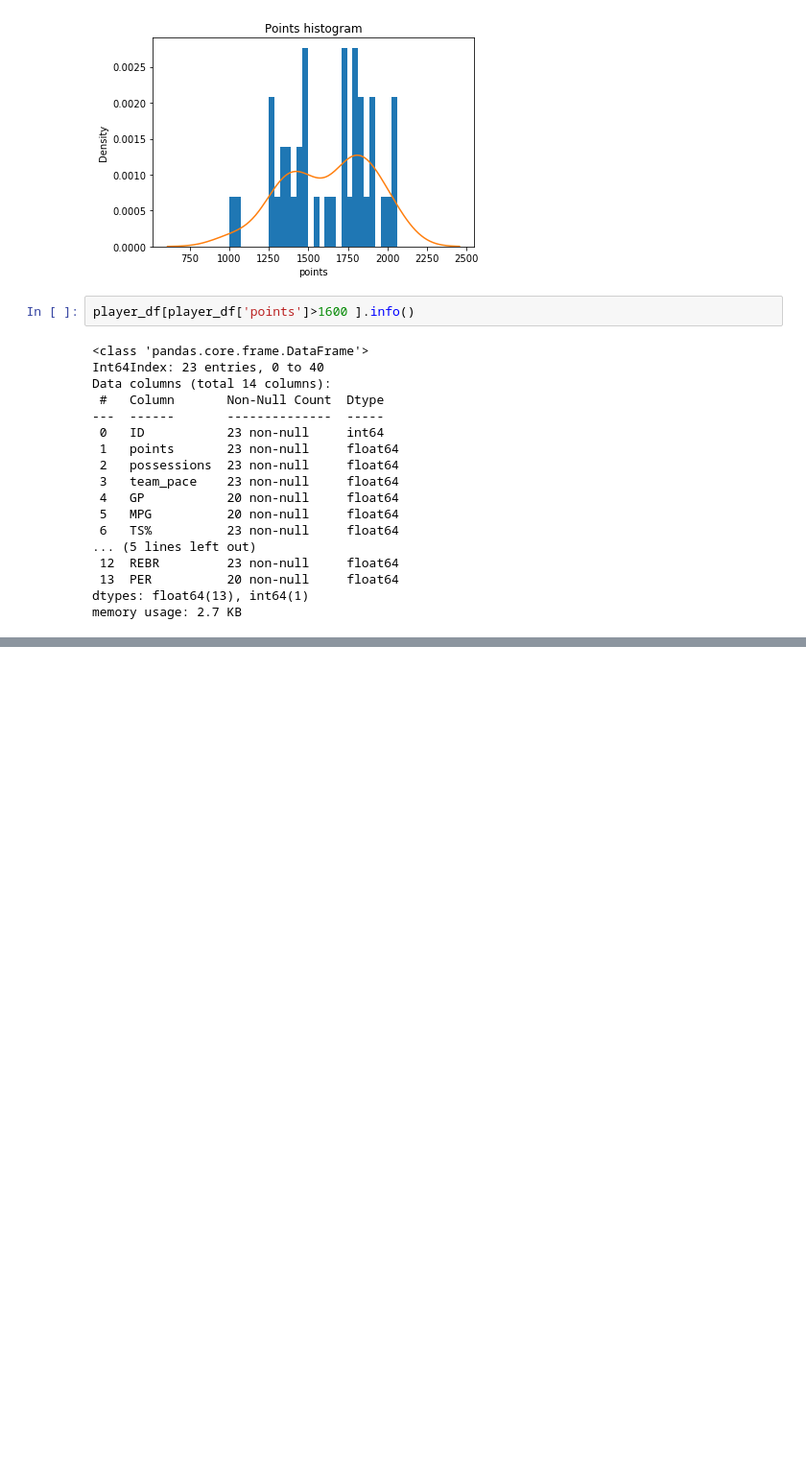
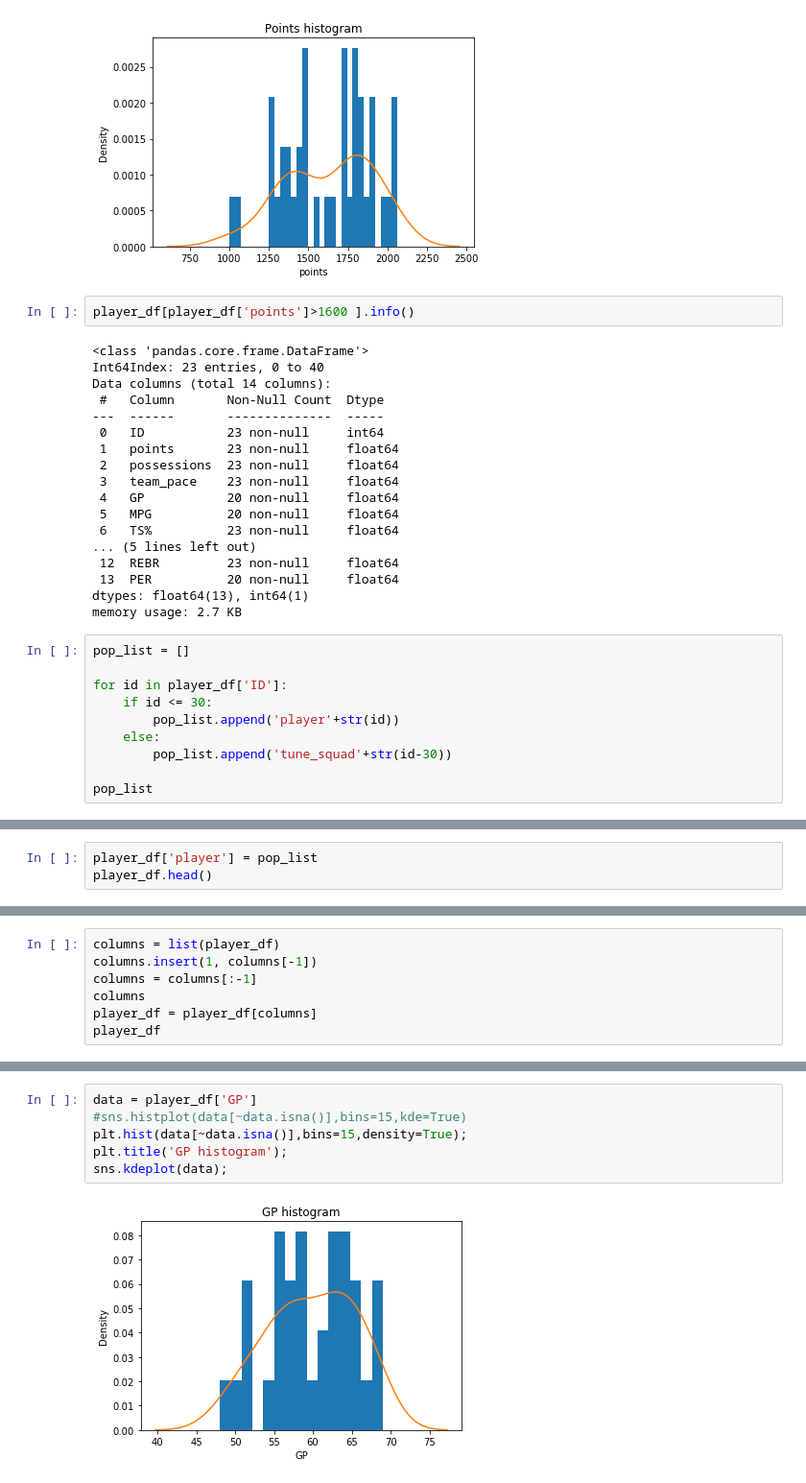
Before and after one commit to linqus/space-jam-anl, a Jupyter notebook: space-jam-anl.ipynb, the cells around one changed output, grey strips where cells are left out. Shown: that part at 96% size. Saved outputs shown, nothing was run; the diff lists cells and outputs as text; blank space fills up the shorter version.

```diff
--- a/space-jam-anl.ipynb
+++ b/space-jam-anl.ipynb
@@ -404,3 +404,13 @@ Data columns (total 14 columns):
  13  PER          20 non-null     float64
 dtypes: float64(13), int64(1)
 memory usage: 2.7 KB
+# %%
+pop_list = []
+
+for id in player_df['ID']:
+    if id <= 30:
+        pop_list.append('player'+str(id))
+    else:
+        pop_list.append('tune_squad'+str(id-30))
+
+pop_list
@@ -406,0 +435,3 @@ memory usage: 2.7 KB
+# %%
+player_df['player'] = pop_list
+player_df.head()
@@ -406,0 +445,7 @@ memory usage: 2.7 KB
+# %%
+columns = list(player_df)
+columns.insert(1, columns[-1])
+columns = columns[:-1]
+columns
+player_df = player_df[columns]
+player_df
@@ -406,0 +489,8 @@ memory usage: 2.7 KB
+# %%
+data = player_df['GP']
+#sns.histplot(data[~data.isna()],bins=15,kde=True)
+plt.hist(data[~data.isna()],bins=15,density=True);
+plt.title('GP histogram');
+sns.kdeplot(data);
+# %% [output]
+[figure, added]
```
Also changed, not shown: parts of 7 cells of this notebook.
